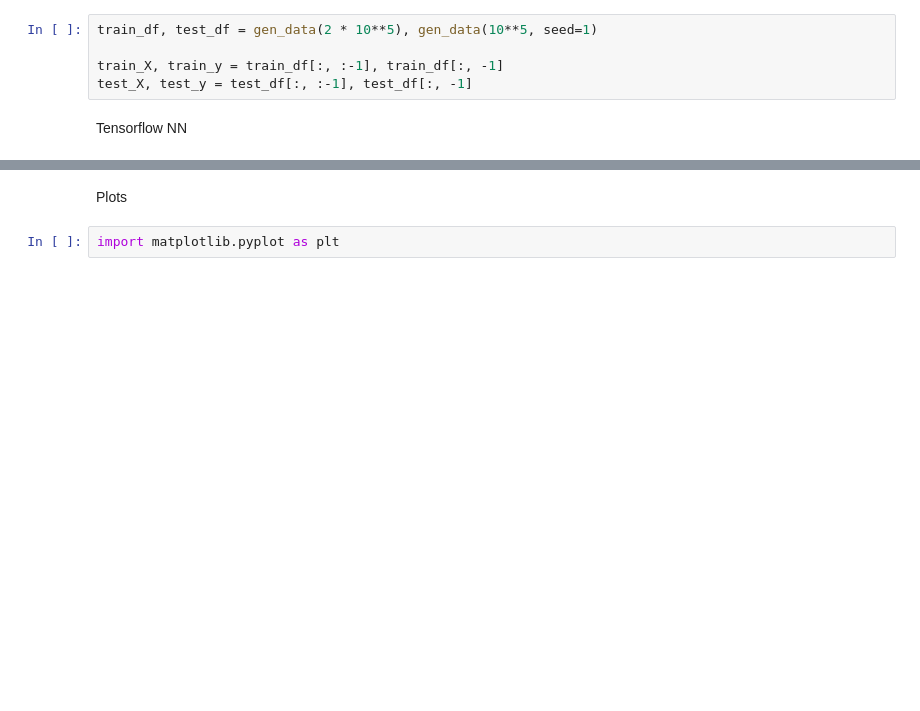
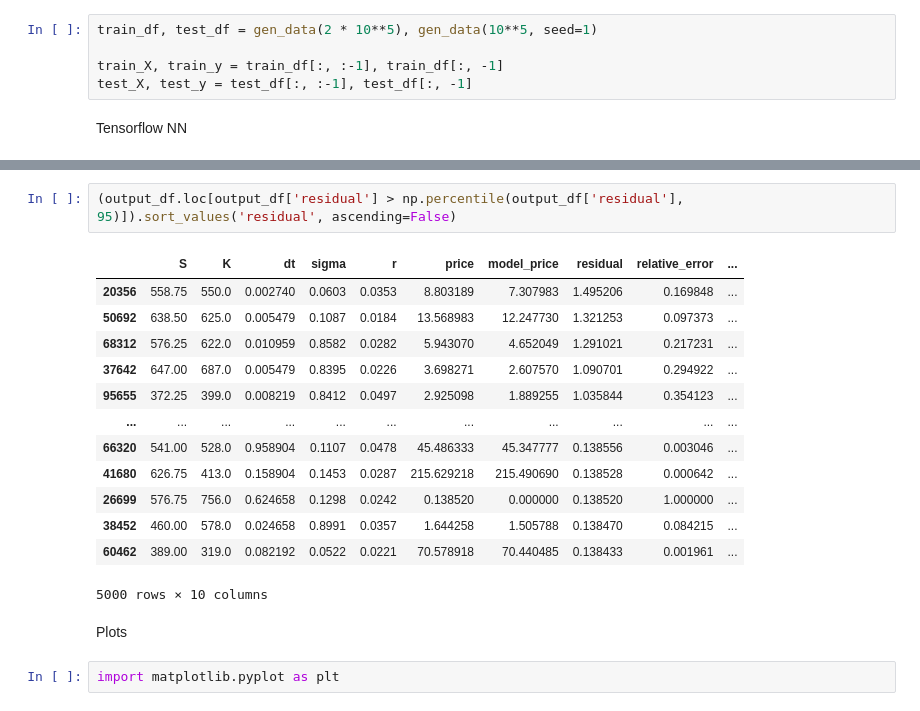
Before and after one commit to HKristof136/msc_thesis_2025, a Jupyter notebook: black_scholes_nn/bs_nn.ipynb, the cells around one changed output, grey strips where cells are left out. Cells and saved outputs as stored; diff of their text form; blank space fills up the shorter version.

```diff
--- a/black_scholes_nn/bs_nn.ipynb
+++ b/black_scholes_nn/bs_nn.ipynb
@@ -106,3 +124,19 @@ output_df
+# %%
+(output_df.loc[output_df['residual'] > np.percentile(output_df['residual'], 95)]).sort_values('residual', ascending=False)
+# %% [output]
+|  | S | K | dt | sigma | r | price | model_price | residual | relative_error | ... |
+| 20356 | 558.75 | 550.0 | 0.002740 | 0.0603 | 0.0353 | 8.803189 | 7.307983 | 1.495206 | 0.169848 | ... |
+| 50692 | 638.50 | 625.0 | 0.005479 | 0.1087 | 0.0184 | 13.568983 | 12.247730 | 1.321253 | 0.097373 | ... |
+| 68312 | 576.25 | 622.0 | 0.010959 | 0.8582 | 0.0282 | 5.943070 | 4.652049 | 1.291021 | 0.217231 | ... |
+| 37642 | 647.00 | 687.0 | 0.005479 | 0.8395 | 0.0226 | 3.698271 | 2.607570 | 1.090701 | 0.294922 | ... |
+| 95655 | 372.25 | 399.0 | 0.008219 | 0.8412 | 0.0497 | 2.925098 | 1.889255 | 1.035844 | 0.354123 | ... |
+| ... | ... | ... | ... | ... | ... | ... | ... | ... | ... | ... |
+| 66320 | 541.00 | 528.0 | 0.958904 | 0.1107 | 0.0478 | 45.486333 | 45.347777 | 0.138556 | 0.003046 | ... |
+| 41680 | 626.75 | 413.0 | 0.158904 | 0.1453 | 0.0287 | 215.629218 | 215.490690 | 0.138528 | 0.000642 | ... |
+| 26699 | 576.75 | 756.0 | 0.624658 | 0.1298 | 0.0242 | 0.138520 | 0.000000 | 0.138520 | 1.000000 | ... |
+| 38452 | 460.00 | 578.0 | 0.024658 | 0.8991 | 0.0357 | 1.644258 | 1.505788 | 0.138470 | 0.084215 | ... |
+| 60462 | 389.00 | 319.0 | 0.082192 | 0.0522 | 0.0221 | 70.578918 | 70.440485 | 0.138433 | 0.001961 | ... |
+5000 rows × 10 columns
 # %% [markdown]
 Plots
 # %%
```
Also changed, not shown: parts of 9 cells of this notebook, 6 other files.
